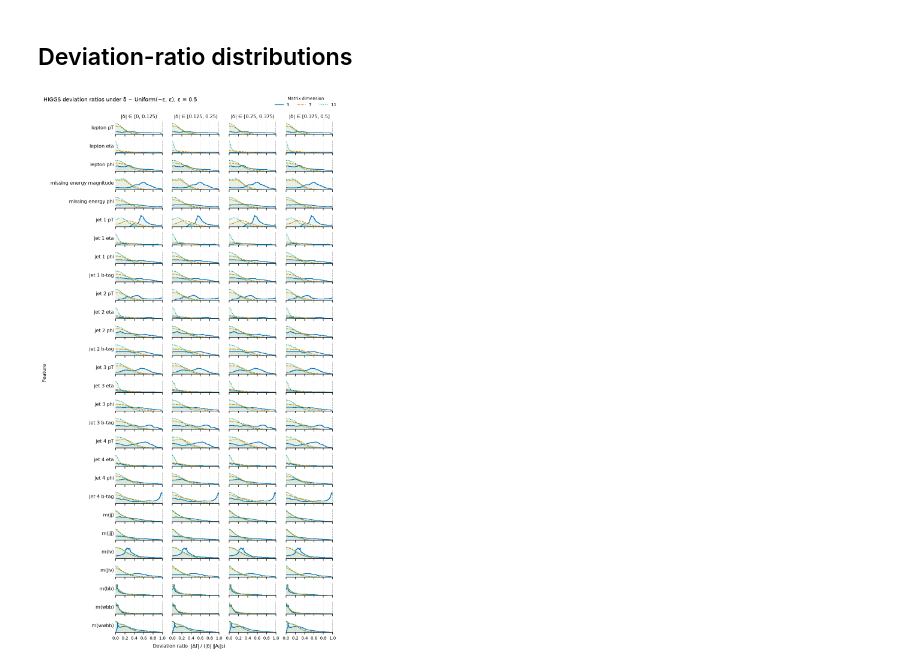
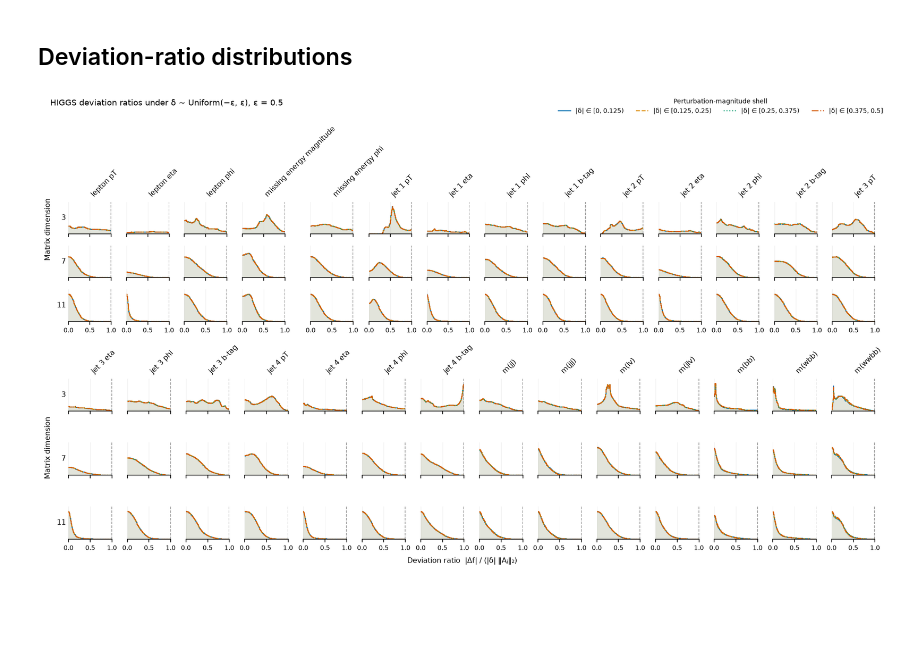
Before and after one commit to alexshtf/spectral_neuron_paper, a Jupyter notebook: notebooks/higgs_robustness.ipynb, the cells around one changed output. Saved outputs shown, nothing was run; the diff lists cells and outputs as text; code cells hidden in the pictures; blank space fills up the shorter version.

Commit message:
Refine HIGGS robustness figure layout

```diff
--- a/notebooks/higgs_robustness.ipynb
+++ b/notebooks/higgs_robustness.ipynb
@@ -32,7 +32,8 @@ mpl.rcParams.update({
 profile_name = "full"
 noise_level = 0.5
 shell_count = 4
-feature_row_height_mm = 12.0
+feature_column_width_mm = 24.0
+dimension_row_height_mm = 18.0
 profile = PROFILES[profile_name]
 result_path = default_result_path(profile_name, noise_level)
 plot_dir = Path("plots")
@@ -84,19 +85,20 @@ diagnostics
 # %%
 plot_dir.mkdir(parents=True, exist_ok=True)
 figure = plot_higgs_deviation_shell_grid(
     results,
     shell_count=shell_count,
-    feature_row_height_mm=feature_row_height_mm,
+    feature_column_width_mm=feature_column_width_mm,
+    dimension_row_height_mm=dimension_row_height_mm,
 )
 noise_label = f"{noise_level:g}".replace(".", "p")
 stem = plot_dir / (
     f"higgs_robustness_{profile_name}_noise_{noise_label}_shells_{shell_count}"
 )
 figure.savefig(
     f"{stem}.pdf", bbox_inches="tight", metadata={"CreationDate": None}
 )
 figure.savefig(f"{stem}.png", dpi=300, bbox_inches="tight")
 display(figure)
 plt.close(figure)
 # %% [output]
-[figure, old version]
+[figure, new version]
```
Also changed, not shown: parts of 1 cell of this notebook, 4 other files.
